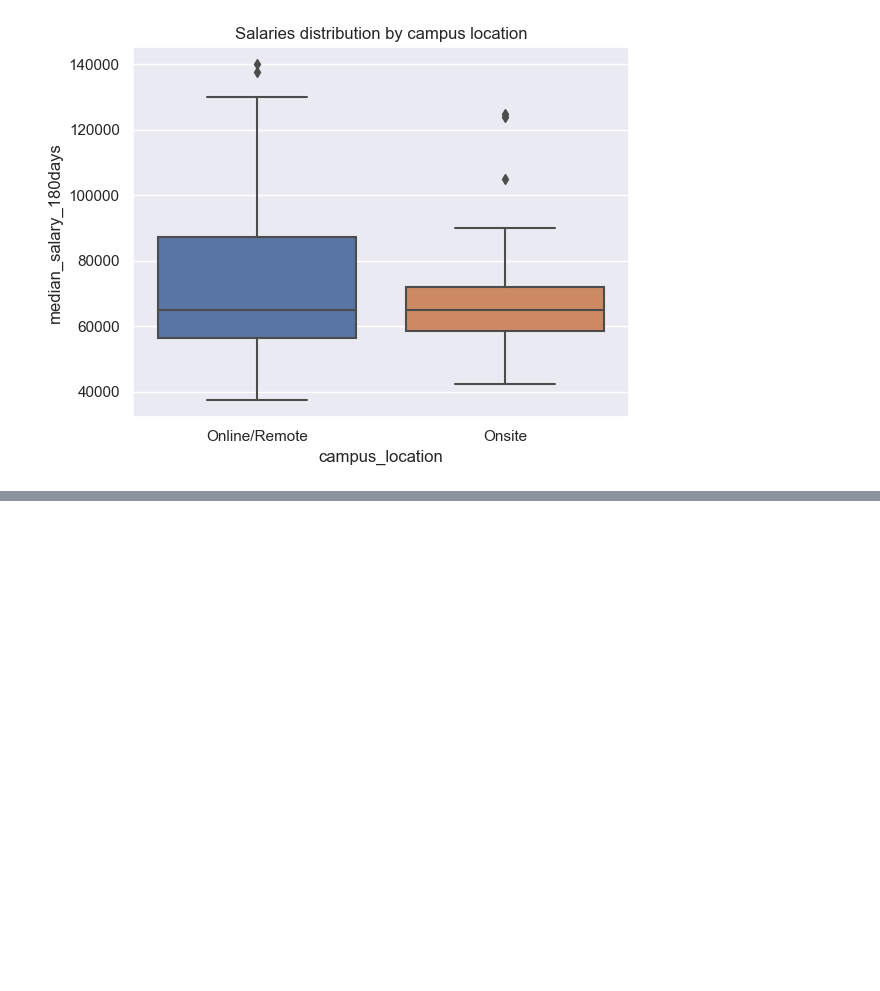
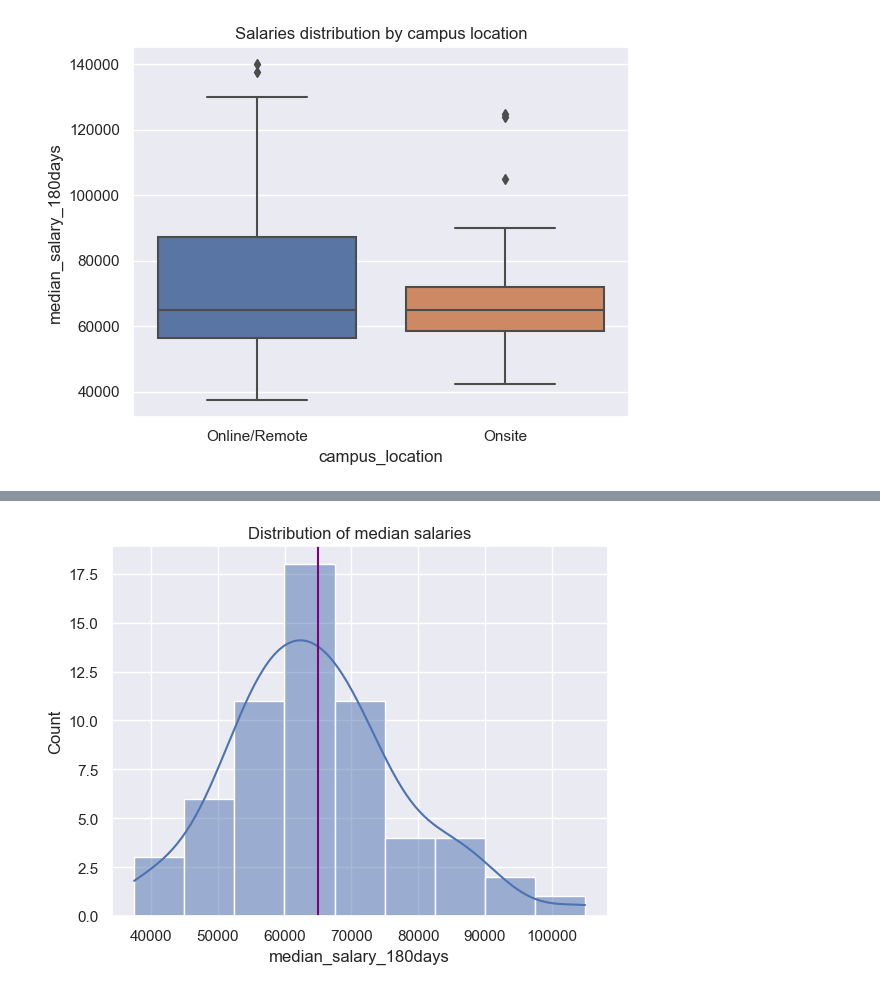
Before and after one commit to selena0391/bootcamps_edu, a Jupyter notebook: code/eda.ipynb, the cells around one changed output, grey strips where cells are left out. Cells and saved outputs as stored; diff of their text form; code cells hidden in the pictures; blank space fills up the shorter version.

```diff
--- a/code/eda.ipynb
+++ b/code/eda.ipynb
@@ -229,0 +332,12 @@ plt.tight_layout();
+# %%
+z_scores = stats.zscore(df['median_salary_180days'])
+threshold = 2
+df_filtered = df[abs(z_scores) <= threshold]
+# %%
+#distribution of median salary 180 days after graduation (data after removing outlier in median salary)
+xmedian = np.median(df_filtered['median_salary_180days'])
+sns.histplot(data = df_filtered, x = 'median_salary_180days',kde=True)
+plt.axvline(xmedian,c = "purple")
+plt.title("Distribution of median salaries");
+# %% [output]
+[figure, added]
```
Also changed, not shown: parts of 28 cells of this notebook, 9 other files.
